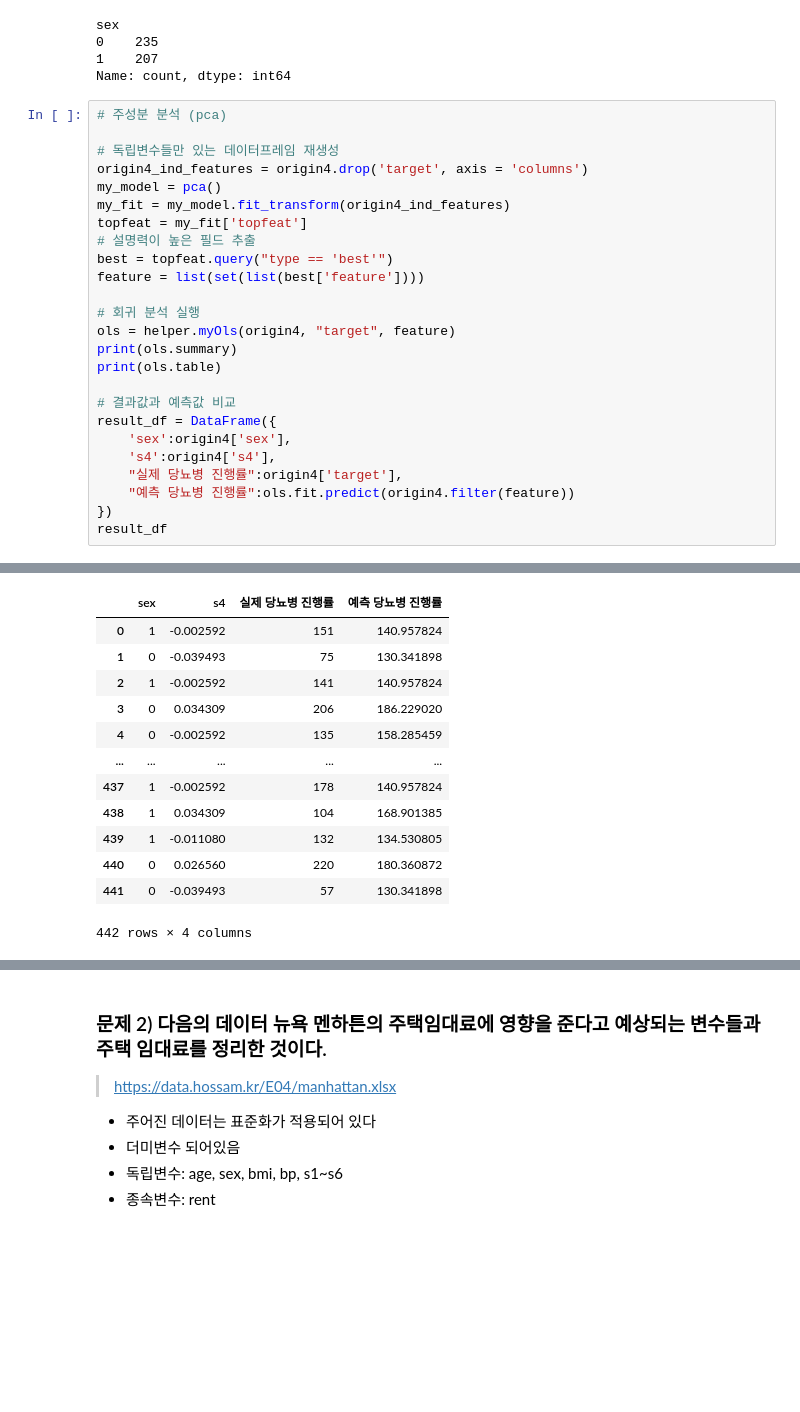
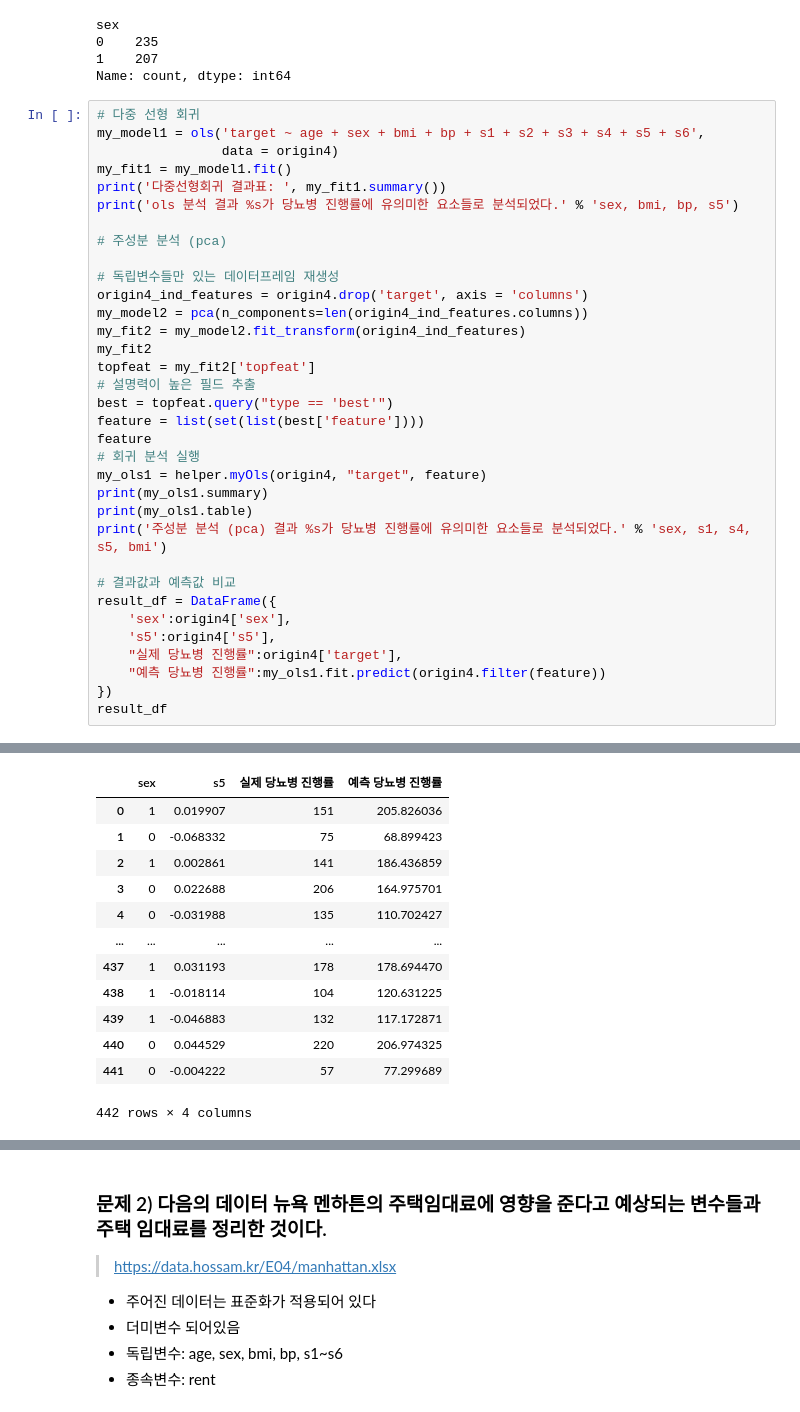
Before and after one commit to dahyoon/data_analysis, a Jupyter notebook: F_데이터마이닝/2_Sklearn/연습문제_다윤풀이.ipynb, the cells around one changed output, grey strips where cells are left out. Saved outputs shown, nothing was run; the diff lists cells and outputs as text; blank space fills up the shorter version.

```diff
--- a/F_데이터마이닝/2_Sklearn/연습문제_다윤풀이.ipynb
+++ b/F_데이터마이닝/2_Sklearn/연습문제_다윤풀이.ipynb
@@ -639,28 +639,37 @@ sex
 1    207
 Name: count, dtype: int64
 # %%
+# 다중 선형 회귀
+my_model1 = ols('target ~ age + sex + bmi + bp + s1 + s2 + s3 + s4 + s5 + s6',
+                data = origin4)
+my_fit1 = my_model1.fit()
+print('다중선형회귀 결과표: ', my_fit1.summary())
+print('ols 분석 결과 %s가 당뇨병 진행률에 유의미한 요소들로 분석되었다.' % 'sex, bmi, bp, s5')
+
 # 주성분 분석 (pca)
 
 # 독립변수들만 있는 데이터프레임 재생성
 origin4_ind_features = origin4.drop('target', axis = 'columns')
-my_model = pca()
-my_fit = my_model.fit_transform(origin4_ind_features)
-topfeat = my_fit['topfeat']
+my_model2 = pca(n_components=len(origin4_ind_features.columns))
+my_fit2 = my_model2.fit_transform(origin4_ind_features)
+my_fit2
+topfeat = my_fit2['topfeat']
 # 설명력이 높은 필드 추출
 best = topfeat.query("type == 'best'")
 feature = list(set(list(best['feature'])))
-
+feature
 # 회귀 분석 실행
-ols = helper.myOls(origin4, "target", feature)
-print(ols.summary)
-print(ols.table)
+my_ols1 = helper.myOls(origin4, "target", feature)
+print(my_ols1.summary)
+print(my_ols1.table)
+print('주성분 분석 (pca) 결과 %s가 당뇨병 진행률에 유의미한 요소들로 분석되었다.' % 'sex, s1, s4, s5, bmi')
 
 # 결과값과 예측값 비교
 result_df = DataFrame({
     'sex':origin4['sex'],
-    's4':origin4['s4'],
+    's5':origin4['s5'],
     "실제 당뇨병 진행률":origin4['target'],
-    "예측 당뇨병 진행률":ols.fit.predict(origin4.filter(feature))
+    "예측 당뇨병 진행률":my_ols1.fit.predict(origin4.filter(feature))
 })
 result_df
 # %% [output]
@@ -684,15 +693,15 @@ target s4    757.2551  73.430  0  10.313*  0.000  8.868577
-|  | sex | s4 | 실제 당뇨병 진행률 | 예측 당뇨병 진행률 |
-| 0 | 1 | -0.002592 | 151 | 140.957824 |
-| 1 | 0 | -0.039493 | 75 | 130.341898 |
-| 2 | 1 | -0.002592 | 141 | 140.957824 |
-| 3 | 0 | 0.034309 | 206 | 186.229020 |
-| 4 | 0 | -0.002592 | 135 | 158.285459 |
+|  | sex | s5 | 실제 당뇨병 진행률 | 예측 당뇨병 진행률 |
+| 0 | 1 | 0.019907 | 151 | 205.826036 |
+| 1 | 0 | -0.068332 | 75 | 68.899423 |
+| 2 | 1 | 0.002861 | 141 | 186.436859 |
+| 3 | 0 | 0.022688 | 206 | 164.975701 |
+| 4 | 0 | -0.031988 | 135 | 110.702427 |
 | ... | ... | ... | ... | ... |
-| 437 | 1 | -0.002592 | 178 | 140.957824 |
-| 438 | 1 | 0.034309 | 104 | 168.901385 |
-| 439 | 1 | -0.011080 | 132 | 134.530805 |
-| 440 | 0 | 0.026560 | 220 | 180.360872 |
-| 441 | 0 | -0.039493 | 57 | 130.341898 |
+| 437 | 1 | 0.031193 | 178 | 178.694470 |
+| 438 | 1 | -0.018114 | 104 | 120.631225 |
+| 439 | 1 | -0.046883 | 132 | 117.172871 |
+| 440 | 0 | 0.044529 | 220 | 206.974325 |
+| 441 | 0 | -0.004222 | 57 | 77.299689 |
 442 rows × 4 columns
 # %%
 # 다항선형 회귀분석 수행
```
Also changed, not shown: parts of 5 cells of this notebook, 3 other files.
